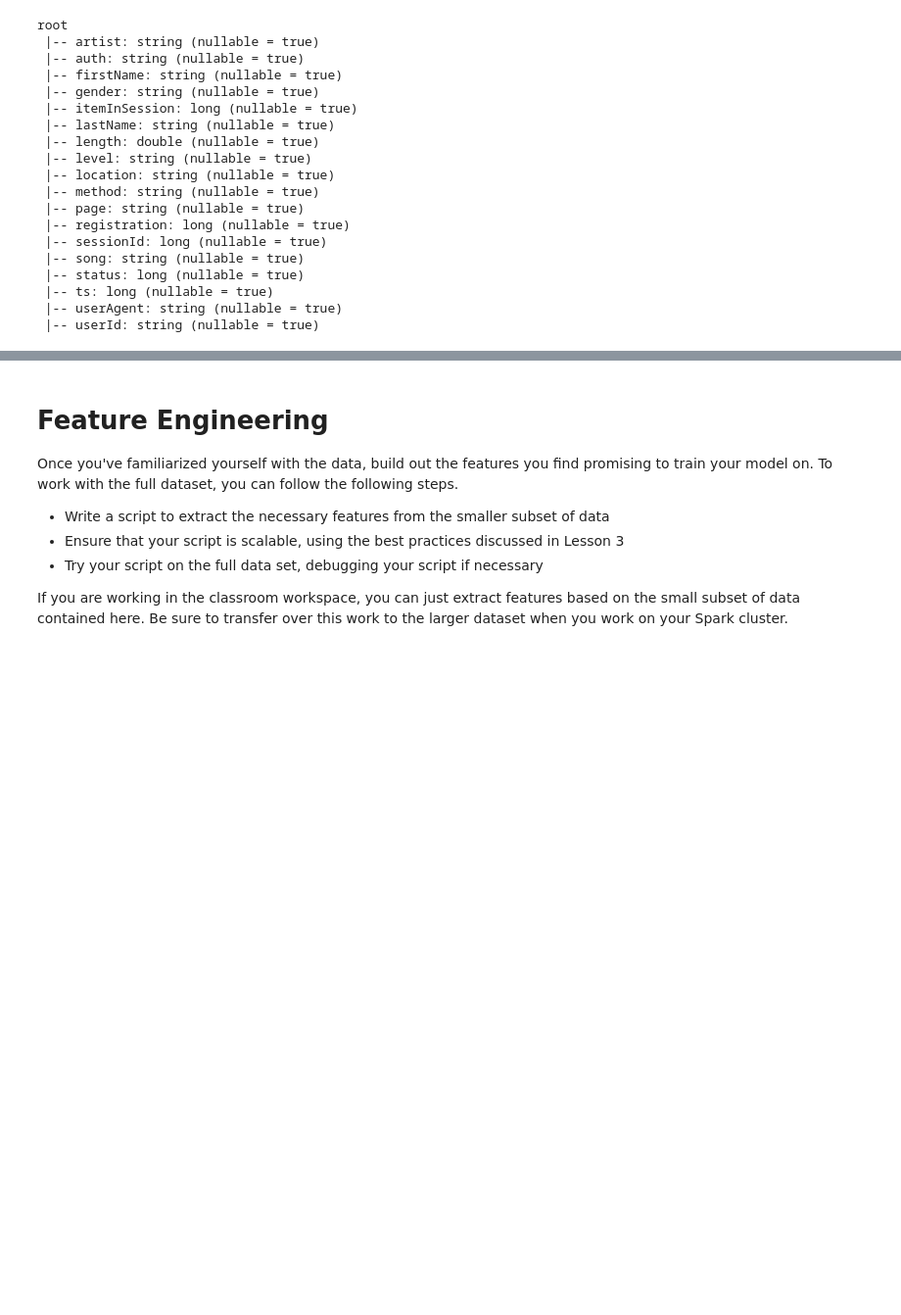
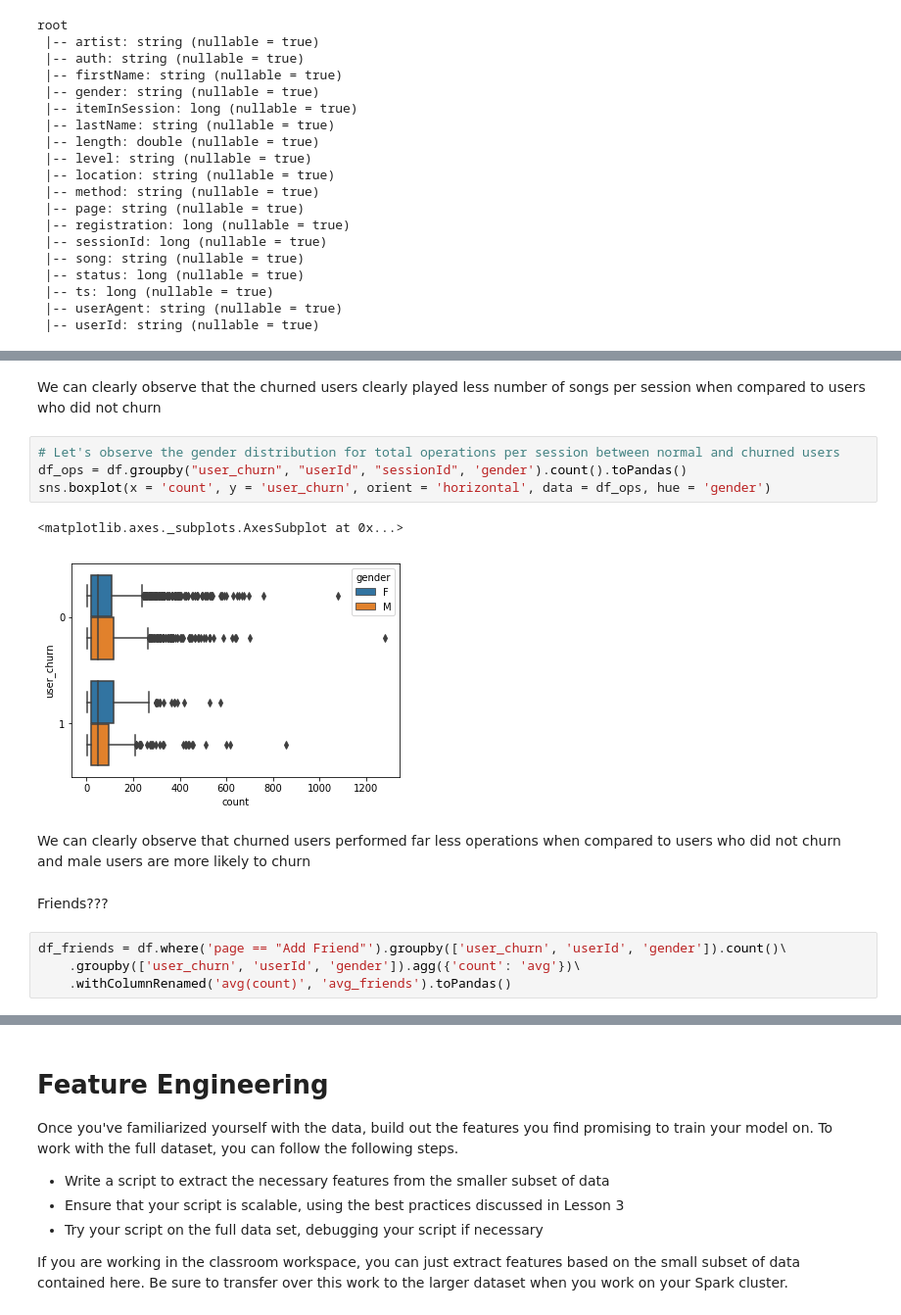
Before and after one commit to andypwyu/churn_prediction_for_Sparkify, a Jupyter notebook: Sparkify.ipynb, the cells around one changed output, grey strips where cells are left out. Shown: that part at 98% size. Drawn from its saved outputs; the diff is of its cells as text; blank space fills up the shorter version.

```diff
--- a/Sparkify.ipynb
+++ b/Sparkify.ipynb
@@ -53,0 +160,18 @@ Once you've defined churn, perform some exploratory data analysis to observe the
+# %% [markdown]
+
+We can clearly observe that the churned users clearly played less number of songs per session when compared to users who did not churn
+# %%
+# Let's observe the gender distribution for total operations per session between normal and churned users
+df_ops = df.groupby("user_churn", "userId", "sessionId", 'gender').count().toPandas()
+sns.boxplot(x = 'count', y = 'user_churn', orient = 'horizontal', data = df_ops, hue = 'gender')
+# %% [output]
+<matplotlib.axes._subplots.AxesSubplot at 0x...>
+[figure, added]
+# %% [markdown]
+We can clearly observe that churned users performed far less operations when compared to users who did not churn and male users are more likely to churn
+# %% [markdown]
+Friends???
+# %%
+df_friends = df.where('page == "Add Friend"').groupby(['user_churn', 'userId', 'gender']).count()\
+    .groupby(['user_churn', 'userId', 'gender']).agg({'count': 'avg'})\
+    .withColumnRenamed('avg(count)', 'avg_friends').toPandas()
```
Also changed, not shown: parts of 43 cells of this notebook.
